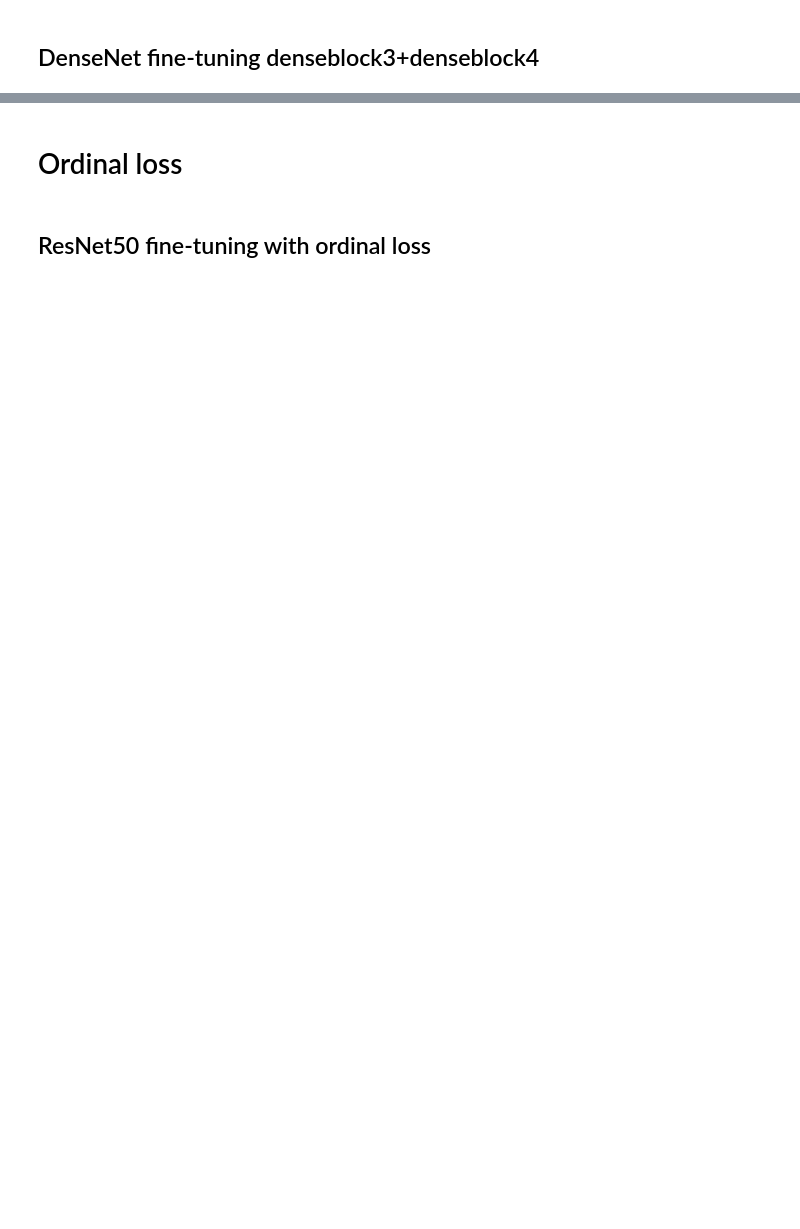
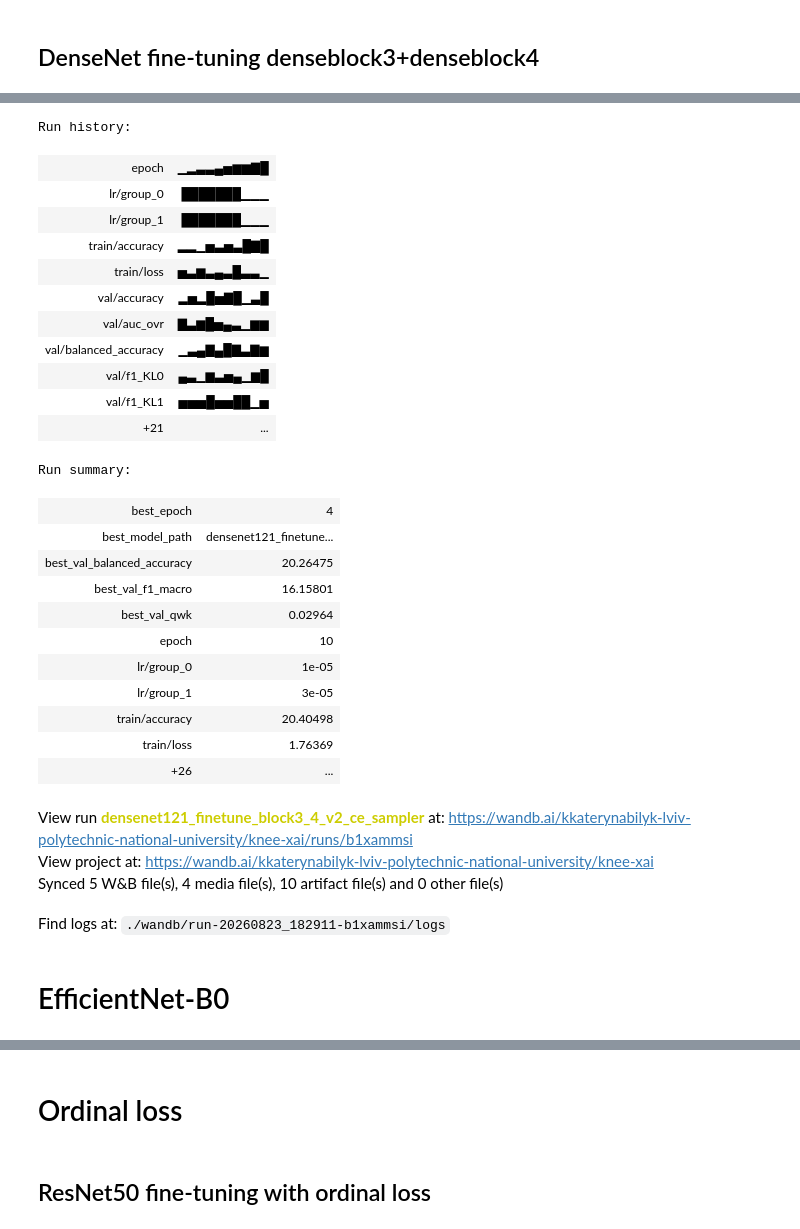
Before and after one commit to kubyllka/knee-osteoarthritis-xai, a Jupyter notebook: knee-osteoarthritis-anysis.ipynb, the cells around one changed output, grey strips where cells are left out. Saved outputs shown, nothing was run; the diff lists cells and outputs as text; code cells hidden in the pictures; blank space fills up the shorter version.

Commit message:
Kaggle Notebook | Knee osteoarthritis | Version 10

```diff
--- a/knee-osteoarthritis-anysis.ipynb
+++ b/knee-osteoarthritis-anysis.ipynb
@@ -2766,0 +2663,4 @@ Find logs at: ./wandb/run-20260820_122101-q6dhheyk/logs
+# %%
+densenet_model_simple = create_densenet121_simple_finetune_model(
+    num_classes=NUM_CLASSES
+).to(device)
@@ -2766,0 +2688,7 @@ Find logs at: ./wandb/run-20260820_122101-q6dhheyk/logs
+# %%
+scheduler_densenet_finetune = ReduceLROnPlateau(
+    optimizer_densenet_finetune,
+    mode="min",
+    factor=0.5,
+    patience=2
+)
@@ -2766,0 +2717,18 @@ Find logs at: ./wandb/run-20260820_122101-q6dhheyk/logs
+# %%
+densenet_model_simple, best_val_f1, best_epoch, best_model_path = train_model(
+    model=densenet_model_simple,
+    train_loader=train_loader,
+    val_loader=val_loader,
+    criterion=criterion,
+    optimizer=optimizer_densenet_finetune,
+    scheduler=scheduler_densenet_finetune,
+    device=device,
+    config=config_densenet_finetune_v3,
+    run=run,
+    best_model_path="densenet121_finetune_block3_4_v2_best.pth",
+    early_stopping=EarlyStopping(
+        patience=6,
+        min_delta=0.1
+    ),
+    num_classes=NUM_CLASSES
+)
@@ -2766,0 +2753,15 @@ Find logs at: ./wandb/run-20260820_122101-q6dhheyk/logs
+# %%
+densenet_model_simple, best_val_metrics = finalize_run(
+    model=densenet_model_simple,
+    val_loader=val_loader,
+    criterion=criterion,
+    device=device,
+    config=config_densenet_finetune_v3,
+    run=run,
+    best_epoch=best_epoch,
+    best_val_f1=best_val_f1,
+    best_model_path=best_model_path,
+    artifact_name="densenet121_finetune_block3_4_v3",
+    num_classes=NUM_CLASSES
+)
+# %% [output]
@@ -2766,0 +2769,30 @@ Find logs at: ./wandb/run-20260820_122101-q6dhheyk/logs
+Run history:
+| epoch | ▁▂▃▃▄▅▆▆▇█ |
+| lr/group_0 | ███████▁▁▁ |
+| lr/group_1 | ███████▁▁▁ |
+| train/accuracy | ▂▂▁▅▃▅▃█▇█ |
+| train/loss | ▅▃▆▃▄▃█▃▃▁ |
+| val/accuracy | ▂▅▂█▅▇█▁▃█ |
+| val/auc_ovr | ▇▃▆█▅▄▃▁▆▆ |
+| val/balanced_accuracy | ▁▃▄▇▄█▇▃▇▆ |
+| val/f1_KL0 | ▄▃▁▆▃▅▄▁▆█ |
+| val/f1_KL1 | ▅▅▅█▅▅██▁▅ |
+| +21 | ... |
+Run summary:
+| best_epoch | 4 |
+| best_model_path | densenet121_finetune... |
+| best_val_balanced_accuracy | 20.26475 |
+| best_val_f1_macro | 16.15801 |
+| best_val_qwk | 0.02964 |
+| epoch | 10 |
+| lr/group_0 | 1e-05 |
+| lr/group_1 | 3e-05 |
+| train/accuracy | 20.40498 |
+| train/loss | 1.76369 |
+| +26 | ... |
+View run densenet121_finetune_block3_4_v2_ce_sampler at: https://wandb.ai/kkaterynabilyk-lviv-polytechnic-national-university/knee-xai/runs/b1xammsi
+View project at: https://wandb.ai/kkaterynabilyk-lviv-polytechnic-national-university/knee-xai
+Synced 5 W&B file(s), 4 media file(s), 10 artifact file(s) and 0 other file(s)
+Find logs at: ./wandb/run-20260823_182911-b1xammsi/logs
+# %% [markdown]
+# EfficientNet-B0
```
Also changed, not shown: parts of 44 cells of this notebook.
